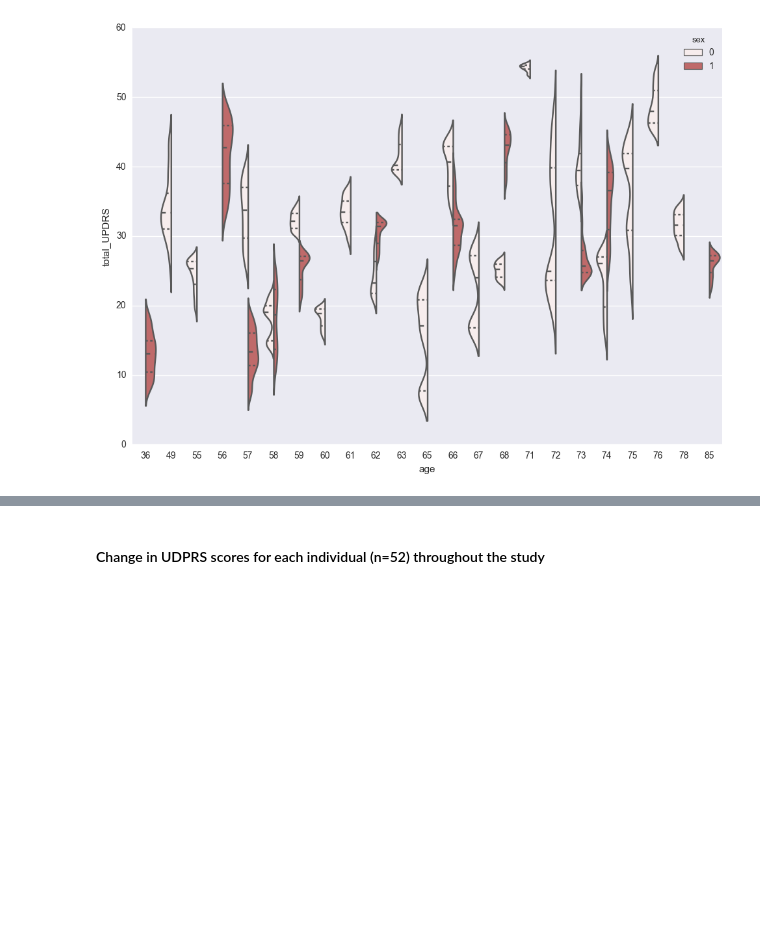
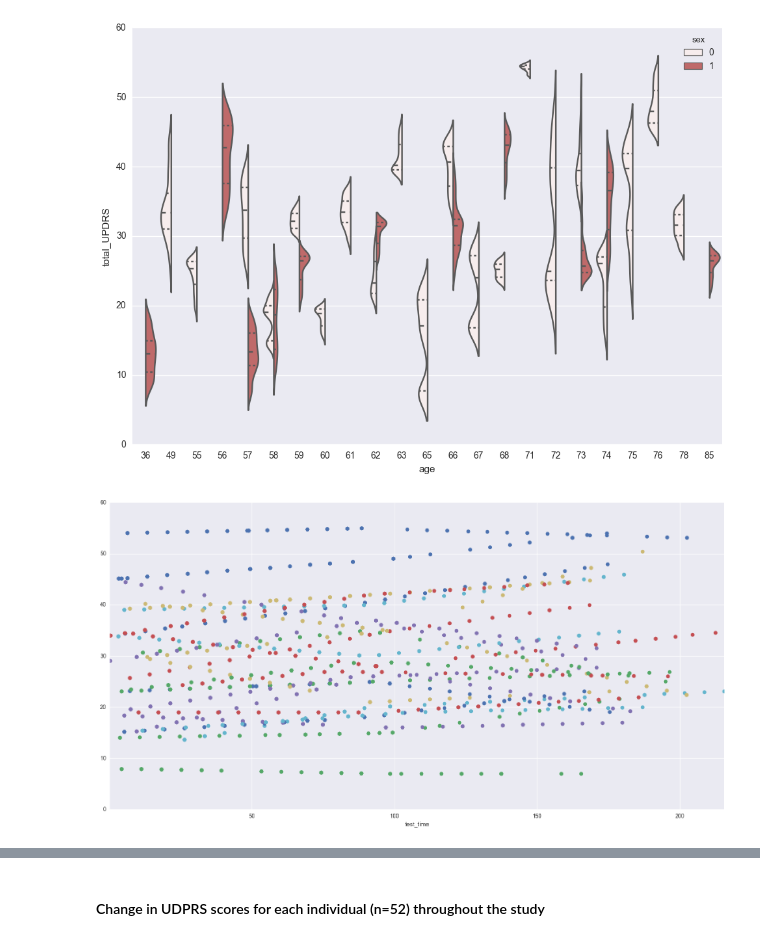
Before and after one commit to koelyl/Predict-Parkinsons, a Jupyter notebook: Parkinsons Prediction.ipynb, the cells around one changed output, grey strips where cells are left out. Saved outputs shown, nothing was run; the diff lists cells and outputs as text; code cells hidden in the pictures; blank space fills up the shorter version.

Commit message:
Split test time comparison plot by gender

```diff
--- a/Parkinsons Prediction.ipynb
+++ b/Parkinsons Prediction.ipynb
@@ -149,3 +149,11 @@ fig.set_size_inches(11.7, 8.27)
 ax2 = sns.violinplot(x="age", y="total_UPDRS", hue="sex", color='#CD5C5C', split=True, inner="quartile", data=df)
 # %% [output]
 [figure]
+# %%
+#TODO: Make subplots of male and female study trajectory, and also figure out how to make those lines!
+maledf = df.loc[df['sex'] == 0]
+pivotedm = pd.pivot_table(maledf, values=["total_UPDRS"], columns=['subject#'], index='test_time')
+ax = pivotedm.plot(figsize=(20, 10),marker='o')
+ax.legend_.remove()
+# %% [output]
+[figure, added]
```
Also changed, not shown: parts of 1 cell of this notebook.
